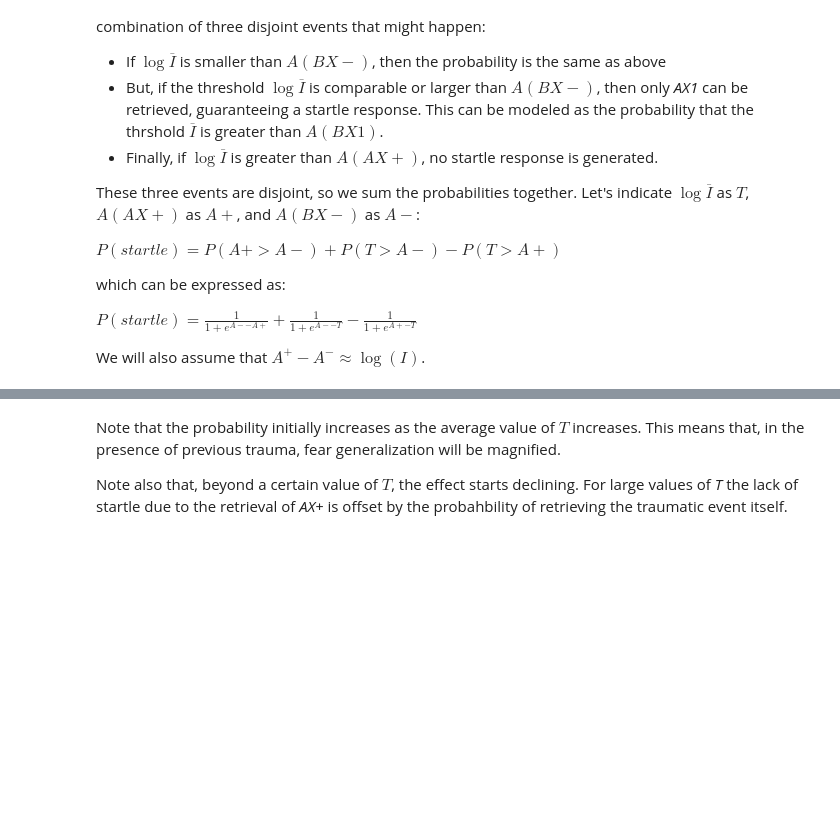
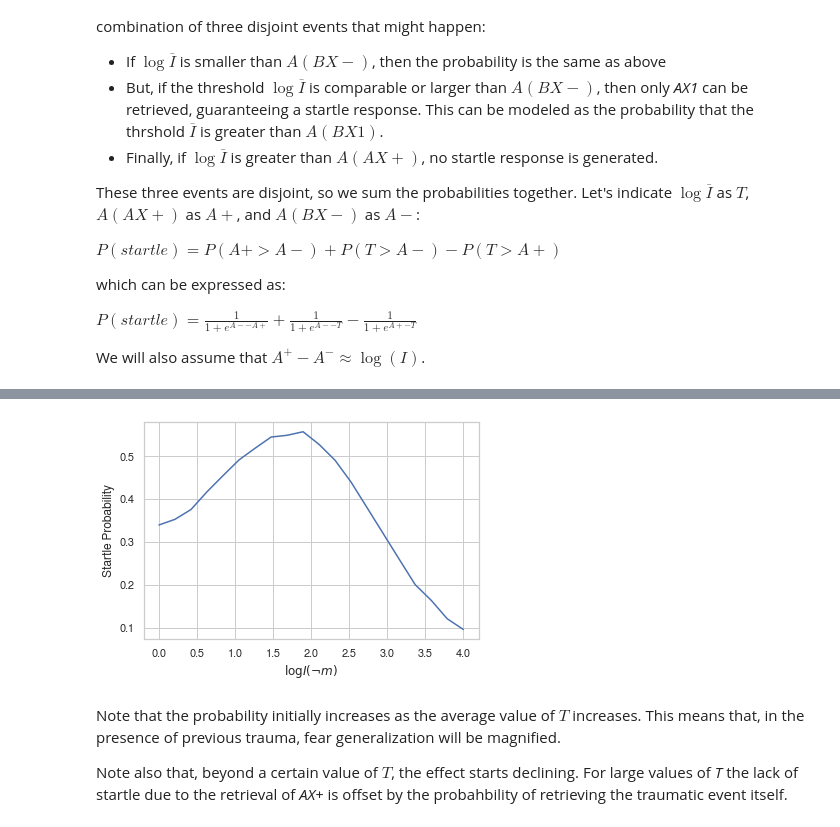
Before and after one commit to UWCCDL/PTSD, a Jupyter notebook: fear-generalization/fear.ipynb, the cells around one changed output, grey strips where cells are left out. Saved outputs shown, nothing was run; the diff lists cells and outputs as text; code cells hidden in the pictures; blank space fills up the shorter version.

```diff
--- a/fear-generalization/fear.ipynb
+++ b/fear-generalization/fear.ipynb
@@ -77,3 +180,19 @@ Text(0.5, 1.0, 'Effects of previous trauma on fear generalization')
+# %%
+stims = []
+startles = []
+thresholds = np.linspace(0, 4, 20)
+for t in thresholds:
+    stim, startle = stats(retrievals(n=10000, context="AB", noise=0.2, threshold=t, delta=1))
+    stims.append(stim)
+    startles.append(startle)
+
+plt.plot(thresholds, stims)
+#plt.plot(thresholds, startles)
+plt.xlabel(r"$\log I(\neg m)$")
+plt.ylabel("Startle Probability")
+plt.show()
+# %% [output]
+[figure, added]
 # %% [markdown]
 Note that the probability initially increases as the average value of $T$ increases. This means that, in the presence of previous trauma, fear generalization will be magnified.
 
```
Also changed, not shown: parts of 9 cells of this notebook, 2 other files.
